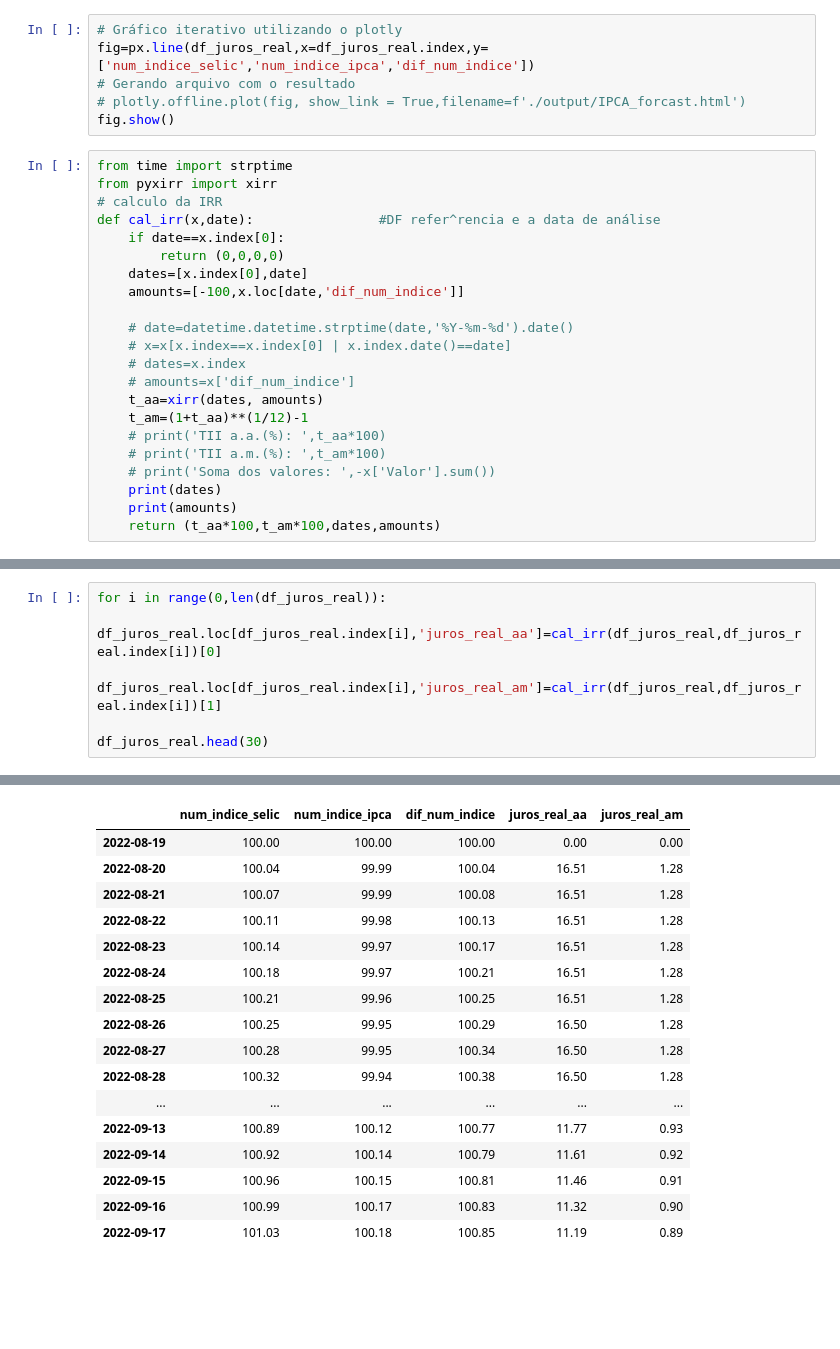
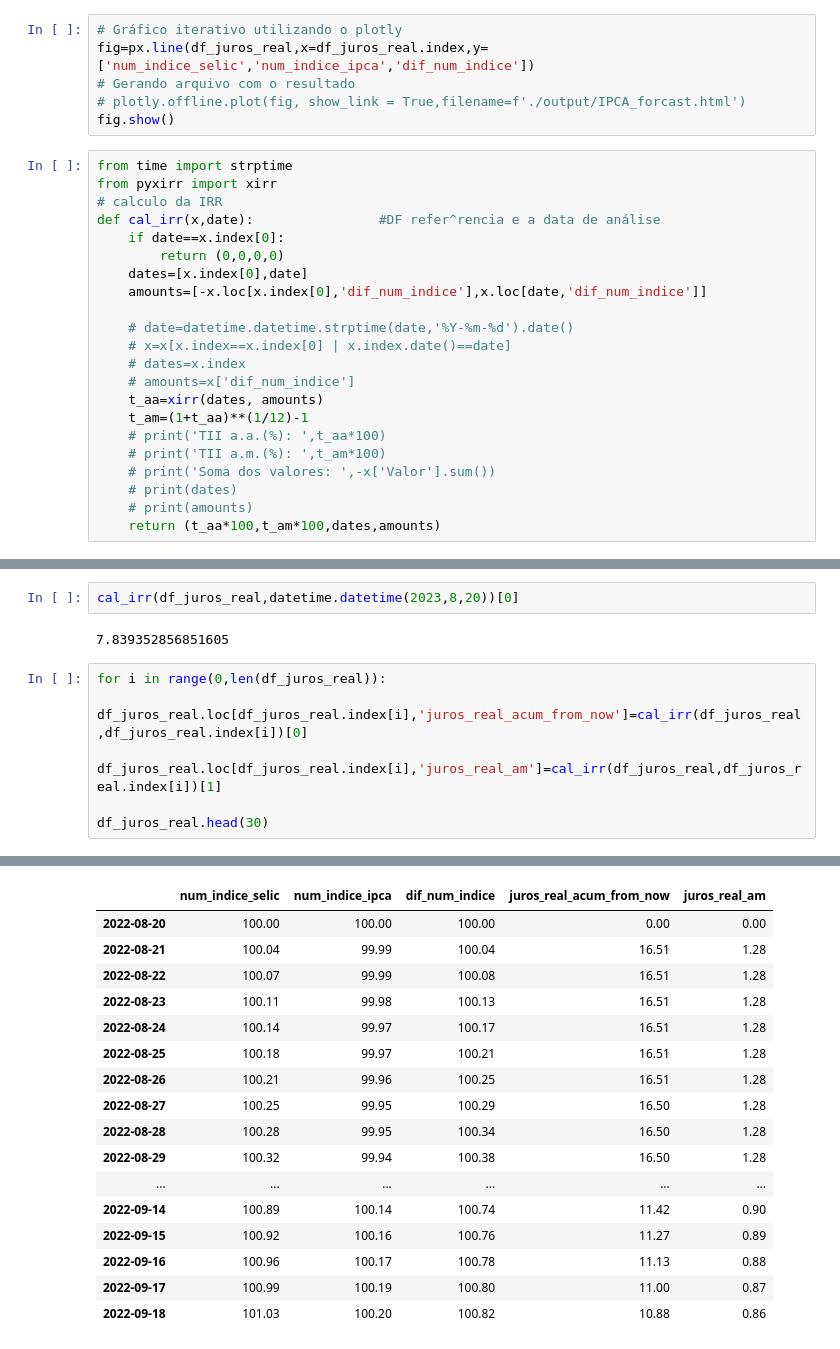
Before and after one commit to nobru01/BcB_Forcast, a Jupyter notebook: filtros.ipynb, the cells around one changed output, grey strips where cells are left out. Saved outputs shown, nothing was run; the diff lists cells and outputs as text; blank space fills up the shorter version.

Commit message:
Adiciona juros reais mensal e acumulado.

```diff
--- a/filtros.ipynb
+++ b/filtros.ipynb
@@ -461,7 +398,7 @@ def cal_irr(x,date):                #DF refer^rencia e a data de análise
     if date==x.index[0]:
         return (0,0,0,0)
     dates=[x.index[0],date]
-    amounts=[-100,x.loc[date,'dif_num_indice']]
+    amounts=[-x.loc[x.index[0],'dif_num_indice'],x.loc[date,'dif_num_indice']]
 
     # date=datetime.datetime.strptime(date,'%Y-%m-%d').date()
     # x=x[x.index==x.index[0] | x.index.date()==date]
@@ -472,6 +409,6 @@ def cal_irr(x,date):                #DF refer^rencia e a data de análise
     # print('TII a.a.(%): ',t_aa*100)
     # print('TII a.m.(%): ',t_am*100)
     # print('Soma dos valores: ',-x['Valor'].sum())
-    print(dates)
-    print(amounts)
+    # print(dates)
+    # print(amounts)
     return (t_aa*100,t_am*100,dates,amounts)
@@ -484,6 +415,10 @@ cal_irr(df_juros_real,df_juros_real.index[1])[0]
+# %%
+cal_irr(df_juros_real,datetime.datetime(2023,8,20))[0]
+# %% [output]
+7.839352856851605
 # %%
 for i in range(0,len(df_juros_real)):
-    df_juros_real.loc[df_juros_real.index[i],'juros_real_aa']=cal_irr(df_juros_real,df_juros_real.index[i])[0]
+    df_juros_real.loc[df_juros_real.index[i],'juros_real_acum_from_now']=cal_irr(df_juros_real,df_juros_real.index[i])[0]
     df_juros_real.loc[df_juros_real.index[i],'juros_real_am']=cal_irr(df_juros_real,df_juros_real.index[i])[1]
 
 df_juros_real.head(30)
@@ -508,17 +426,17 @@ df_juros_real.head(30)
-|  | num_indice_selic | num_indice_ipca | dif_num_indice | juros_real_aa | juros_real_am |
-| 2022-08-19 | 100.00 | 100.00 | 100.00 | 0.00 | 0.00 |
-| 2022-08-20 | 100.04 | 99.99 | 100.04 | 16.51 | 1.28 |
-| 2022-08-21 | 100.07 | 99.99 | 100.08 | 16.51 | 1.28 |
-| 2022-08-22 | 100.11 | 99.98 | 100.13 | 16.51 | 1.28 |
-| 2022-08-23 | 100.14 | 99.97 | 100.17 | 16.51 | 1.28 |
-| 2022-08-24 | 100.18 | 99.97 | 100.21 | 16.51 | 1.28 |
-| 2022-08-25 | 100.21 | 99.96 | 100.25 | 16.51 | 1.28 |
-| 2022-08-26 | 100.25 | 99.95 | 100.29 | 16.50 | 1.28 |
-| 2022-08-27 | 100.28 | 99.95 | 100.34 | 16.50 | 1.28 |
-| 2022-08-28 | 100.32 | 99.94 | 100.38 | 16.50 | 1.28 |
+|  | num_indice_selic | num_indice_ipca | dif_num_indice | juros_real_acum_from_now | juros_real_am |
+| 2022-08-20 | 100.00 | 100.00 | 100.00 | 0.00 | 0.00 |
+| 2022-08-21 | 100.04 | 99.99 | 100.04 | 16.51 | 1.28 |
+| 2022-08-22 | 100.07 | 99.99 | 100.08 | 16.51 | 1.28 |
+| 2022-08-23 | 100.11 | 99.98 | 100.13 | 16.51 | 1.28 |
+| 2022-08-24 | 100.14 | 99.97 | 100.17 | 16.51 | 1.28 |
+| 2022-08-25 | 100.18 | 99.97 | 100.21 | 16.51 | 1.28 |
+| 2022-08-26 | 100.21 | 99.96 | 100.25 | 16.51 | 1.28 |
+| 2022-08-27 | 100.25 | 99.95 | 100.29 | 16.50 | 1.28 |
+| 2022-08-28 | 100.28 | 99.95 | 100.34 | 16.50 | 1.28 |
+| 2022-08-29 | 100.32 | 99.94 | 100.38 | 16.50 | 1.28 |
 | ... | ... | ... | ... | ... | ... |
-| 2022-09-13 | 100.89 | 100.12 | 100.77 | 11.77 | 0.93 |
-| 2022-09-14 | 100.92 | 100.14 | 100.79 | 11.61 | 0.92 |
-| 2022-09-15 | 100.96 | 100.15 | 100.81 | 11.46 | 0.91 |
-| 2022-09-16 | 100.99 | 100.17 | 100.83 | 11.32 | 0.90 |
-| 2022-09-17 | 101.03 | 100.18 | 100.85 | 11.19 | 0.89 |
+| 2022-09-14 | 100.89 | 100.14 | 100.74 | 11.42 | 0.90 |
+| 2022-09-15 | 100.92 | 100.16 | 100.76 | 11.27 | 0.89 |
+| 2022-09-16 | 100.96 | 100.17 | 100.78 | 11.13 | 0.88 |
+| 2022-09-17 | 100.99 | 100.19 | 100.80 | 11.00 | 0.87 |
+| 2022-09-18 | 101.03 | 100.20 | 100.82 | 10.88 | 0.86 |
```
Also changed, not shown: parts of 19 cells of this notebook, 6 other files.
